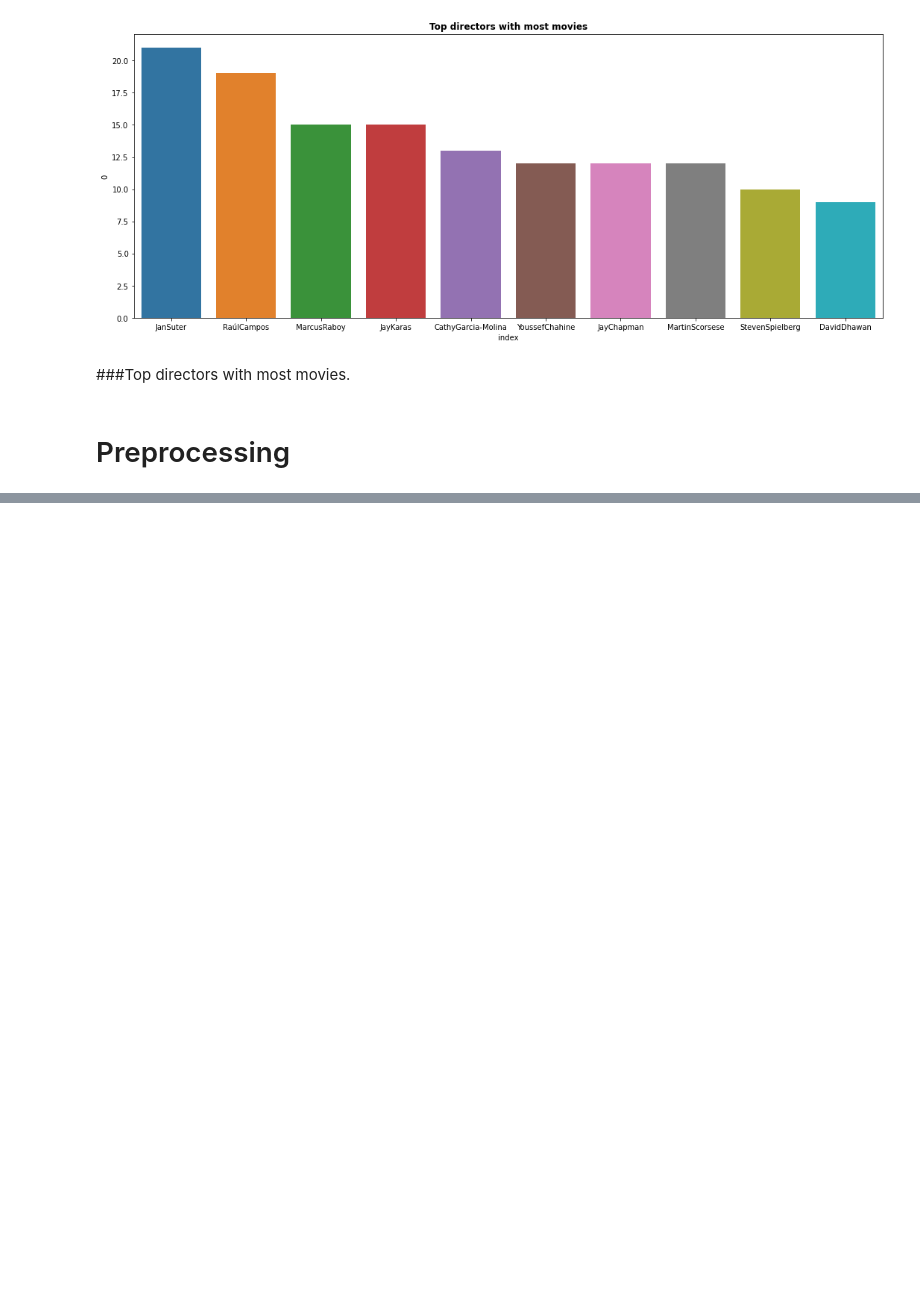
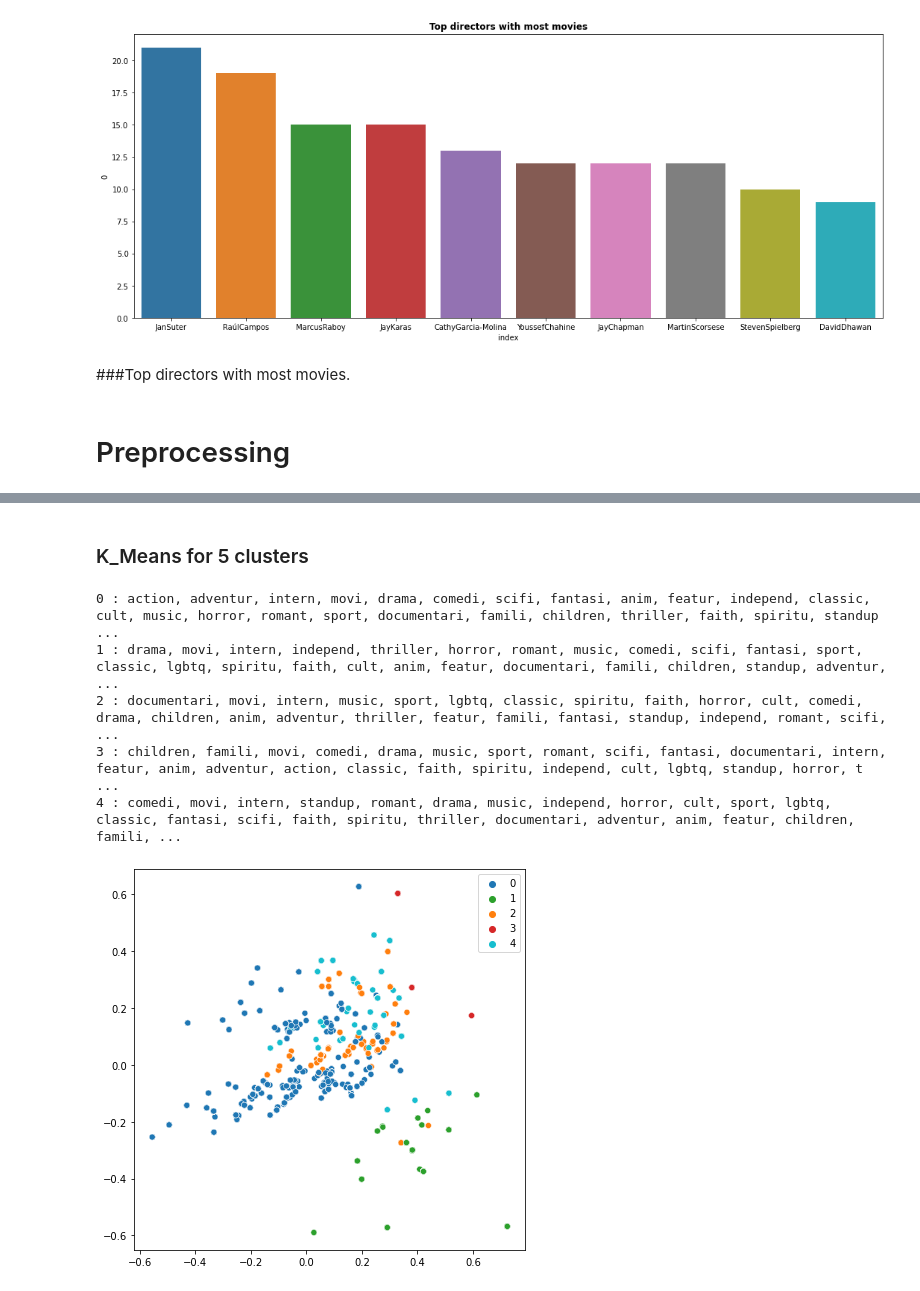
Before and after one commit to tanay47/Netflix-Movie-and-TV-Shows-Clustering, a Jupyter notebook: NETFLIX_MOVIES_AND_TV_SHOWS_CLUSTERING.ipynb, the cells around one changed output, grey strips where cells are left out. Drawn from its saved outputs; the diff is of its cells as text; code cells hidden in the pictures; blank space fills up the shorter version.

```diff
--- a/NETFLIX_MOVIES_AND_TV_SHOWS_CLUSTERING.ipynb
+++ b/NETFLIX_MOVIES_AND_TV_SHOWS_CLUSTERING.ipynb
@@ -373,0 +542,21 @@ Text(0.5, 1.0, 'Top directors with most movies')
+# %% [markdown]
+### K_Means for 5 clusters
+# %%
+# K-means with 5 clusters
+kmeans_5_clust = KMeans(n_clusters = 5, n_init = 20)
+kmeans_5_clust.fit(transform_descrip)
+
+# We have a look at 5 the clusters generated by k-means
+common_words = kmeans_5_clust.cluster_centers_.argsort()[:,-1:-26:-1]
+for num, centroid in enumerate(common_words):
+    print(str(num) + ' : ' + ', '.join(fet_words[word] for word in centroid))
+
+# plotting using plot_cluster() function
+plot_cluster(kmeans_5_clust)
+# %% [output]
+0 : action, adventur, intern, movi, drama, comedi, scifi, fantasi, anim, featur, independ, classic, cult, music, horror, romant, sport, documentari, famili, children, thriller, faith, spiritu, standup ...
+1 : drama, movi, intern, independ, thriller, horror, romant, music, comedi, scifi, fantasi, sport, classic, lgbtq, spiritu, faith, cult, anim, featur, documentari, famili, children, standup, adventur, ...
+2 : documentari, movi, intern, music, sport, lgbtq, classic, spiritu, faith, horror, cult, comedi, drama, children, anim, adventur, thriller, featur, famili, fantasi, standup, independ, romant, scifi, ...
+3 : children, famili, movi, comedi, drama, music, sport, romant, scifi, fantasi, documentari, intern, featur, anim, adventur, action, classic, faith, spiritu, independ, cult, lgbtq, standup, horror, t ...
+4 : comedi, movi, intern, standup, romant, drama, music, independ, horror, cult, sport, lgbtq, classic, fantasi, scifi, faith, spiritu, thriller, documentari, adventur, anim, featur, children, famili, ...
+[figure, added]
```
Also changed, not shown: parts of 27 cells of this notebook.
